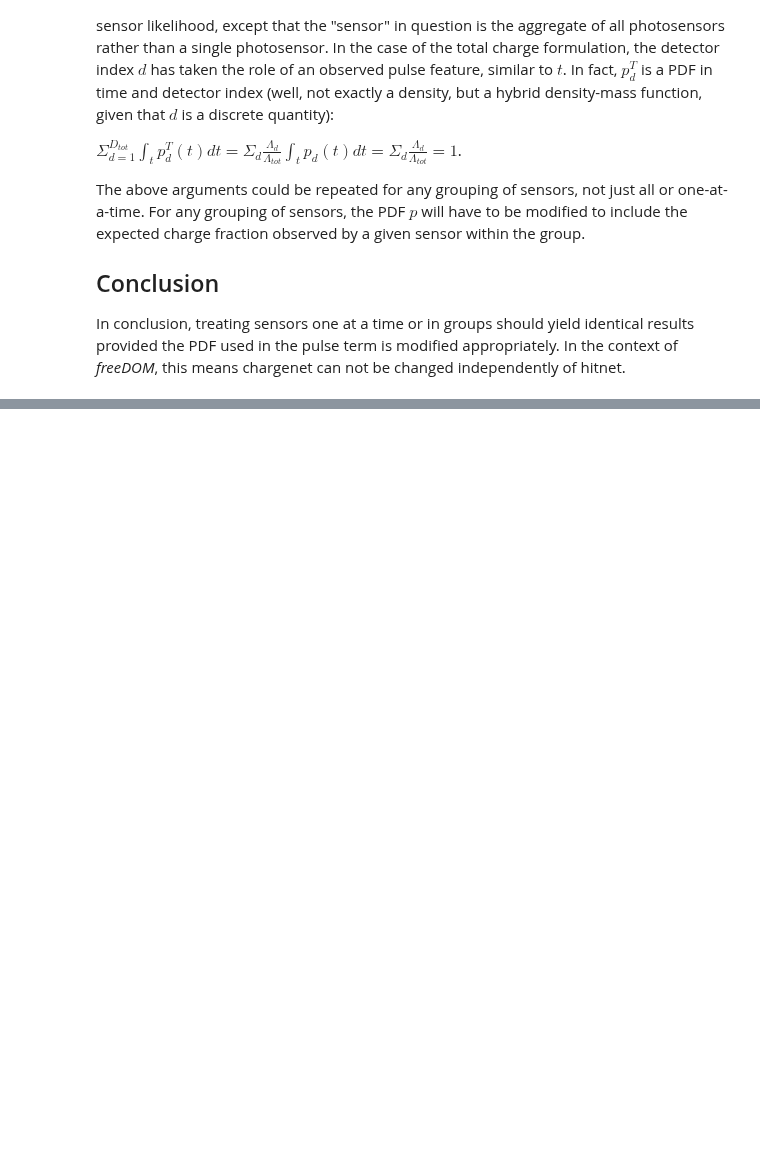
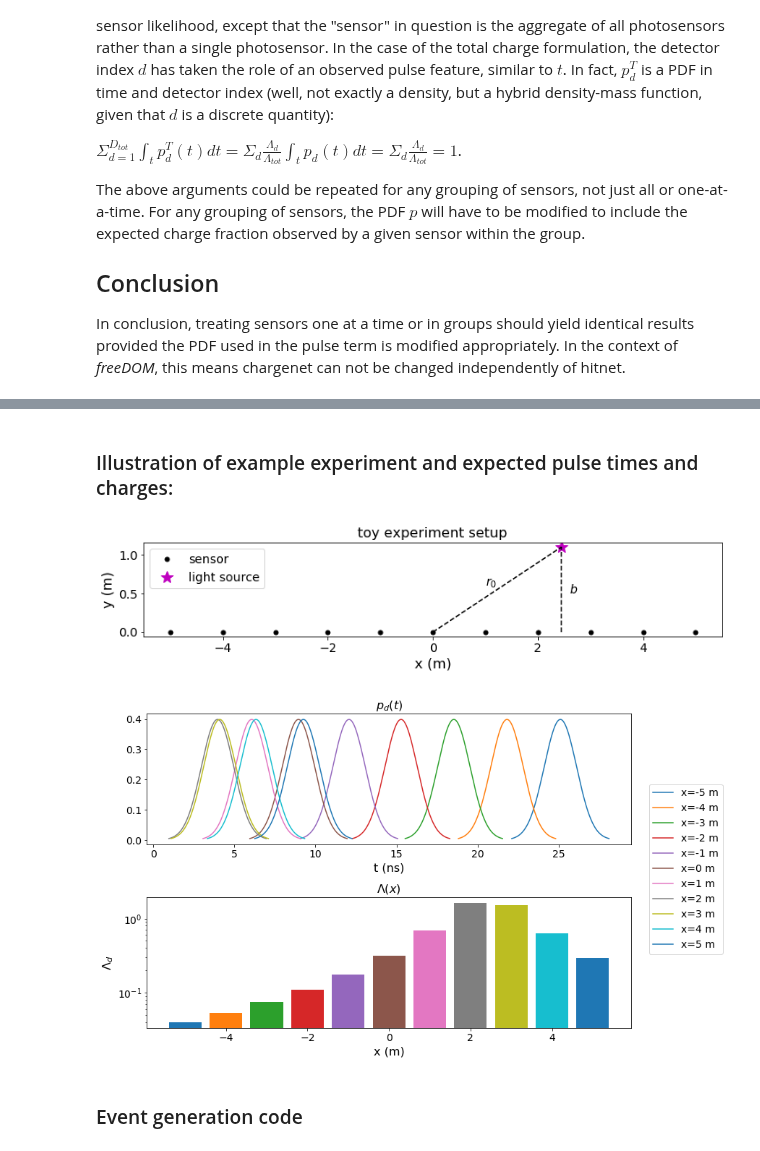
Before and after one commit to philippeller/freeDOM, a Jupyter notebook: notebooks/atfienberg/EML_decompision.ipynb, the cells around one changed output, grey strips where cells are left out. Saved outputs shown, nothing was run; the diff lists cells and outputs as text; code cells hidden in the pictures; blank space fills up the shorter version.

Commit message:
add toy MC example to EML_decomposition notebook

```diff
--- a/notebooks/atfienberg/EML_decompision.ipynb
+++ b/notebooks/atfienberg/EML_decompision.ipynb
@@ -75,0 +98,38 @@ In conclusion, treating sensors one at a time or in groups should yield identica
+# %%
+example_x_src = 2.45
+example_b_src = 1.1
+example_N_src = 2.3
+# %%
+# PDFs for event generation and likelihood calculation
+
+# numba decorators will be used for functions that are destined to be used in llh evaluations
+
+# time PDF factory
+time_dist = lambda t: stats.norm(loc=t, scale=t_std)
+
+# (r_src - r_sensor)^2
+@numba.njit
+def r2(x, x_src, b_src):
+    # include finite size of sensor to avoid divide by 0 when scanning (x, b)
+    return (x_src-x)**2 + b_src**2 + 0.05**2
+
+# path length from src_x, src_b to sensor at position x
+@numba.njit
+def path_length(x, x_src, b_src):
+    return np.sqrt(r2(x, x_src, b_src))
+
+# expected light arrival time at position x given a source at t_src, (x_src, b_src)
+@numba.njit
+def arrival_time(x, t_src, x_src, b_src, v=c):
+    return t_src + path_length(x, x_src, b_src)/c
+
+# returns function p_d(t) for detector at position x given source at t_src, (x_src, b_src)
+def get_p_d(x, t_src, x_src, b_src):
+    return time_dist(arrival_time(x, t_src, x_src, b_src))
+
+# Lambda_d (expected charge) for detector at position x given source at (x_src, b_src) with "energy" N_src
+@numba.njit
+def lambda_d(x, x_src, b_src, N_src):
+    return N_src/r2(x, x_src, b_src)
+# %% [markdown]
+### Illustration of example experiment and expected pulse times and charges:
@@ -75,0 +192,9 @@ In conclusion, treating sensors one at a time or in groups should yield identica
+# %%
+plot_experiment(example_b_src, example_x_src)
+plt.show()
+plot_expectations(example_x_src, example_b_src, example_N_src)
+# %% [output]
+[figure, added]
+[figure, added]
+# %% [markdown]
+### Event generation code
```
Also changed, not shown: parts of 34 cells of this notebook.
